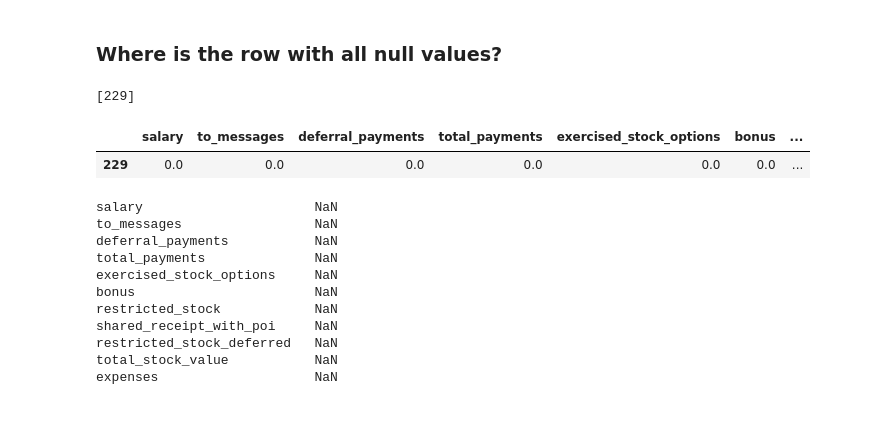
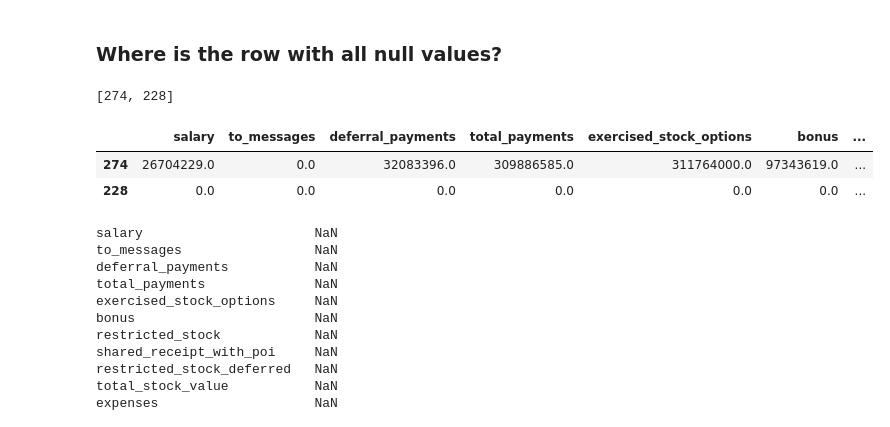
Before and after one commit to kcbighuge/enron-email-fraud, a Jupyter notebook: poi_id_notebook.ipynb, the cells around one changed output. Cells and saved outputs as stored; diff of their text form; code cells hidden in the pictures.

```diff
--- a/poi_id_notebook.ipynb
+++ b/poi_id_notebook.ipynb
@@ -131,13 +114,12 @@ Name: LOCKHART EUGENE E, dtype: object
 # %%
 # remove the guy with all nulls and the TOTAL
-clean_data = dict(data_dict)
-del clean_data['LOCKHART EUGENE E']
-del clean_data['TOTAL']
-print 'data points: {}'.format(len(clean_data))
+clean_dict = dict(data_dict)
+del clean_dict['LOCKHART EUGENE E']
+del clean_dict['TOTAL']
+print 'data points: {}'.format(len(clean_dict))
 
-persons = clean_data.keys()
+persons = clean_dict.keys()
 print 'persons: {}'.format(len(persons))
-print persons[:3]
 # %% [output]
 data points: 144
 persons: 144
@@ -153,7 +134,7 @@ features_list.extend([i for i in data_dict.values()[0].keys() if i not in ['sala
 #data = featureFormat(data_dict, features_list, sort_keys = True, remove_NaN=True)
 
 # create array of cleaned data dict with nulls perserved
-data = featureFormat(clean_data, features_list, sort_keys = True, remove_NaN=False)
+data = featureFormat(clean_dict, features_list, sort_keys = True, remove_NaN=False)
 labels, features = targetFeatureSplit(data)
 
 # create array of all data, with nulls removed
@@ -190,15 +171,16 @@ All Labels: (146,)
 # %%
 # where did the 1 instance go?
 # http://stackoverflow.com/questions/20225110/comparing-two-dataframes-and-getting-the-differences
-df = pd.concat([features, X_all.fillna(0.)]).reset_index(drop=True)
-df_gpby = df.groupby(list(df.columns))
+df_stack = pd.concat([features.fillna(0.), X_all.fillna(0.)]).reset_index(drop=True)
+df_gpby = df_stack.groupby(list(df_stack.columns))
 idx = [x[0] for x in df_gpby.groups.values() if len(x) == 1]
 print idx
-df.reindex(idx)
+df_stack.reindex(idx)
 # %% [output]
-[229]
+[274, 228]
 |  | salary | to_messages | deferral_payments | total_payments | exercised_stock_options | bonus | ... |
-| 229 | 0.0 | 0.0 | 0.0 | 0.0 | 0.0 | 0.0 | ... |
+| 274 | 26704229.0 | 0.0 | 32083396.0 | 309886585.0 | 311764000.0 | 97343619.0 | ... |
+| 228 | 0.0 | 0.0 | 0.0 | 0.0 | 0.0 | 0.0 | ... |
 # %%
 print X_all.ix[84]
 print y_all.ix[84]
```
Also changed, not shown: parts of 28 cells of this notebook.
